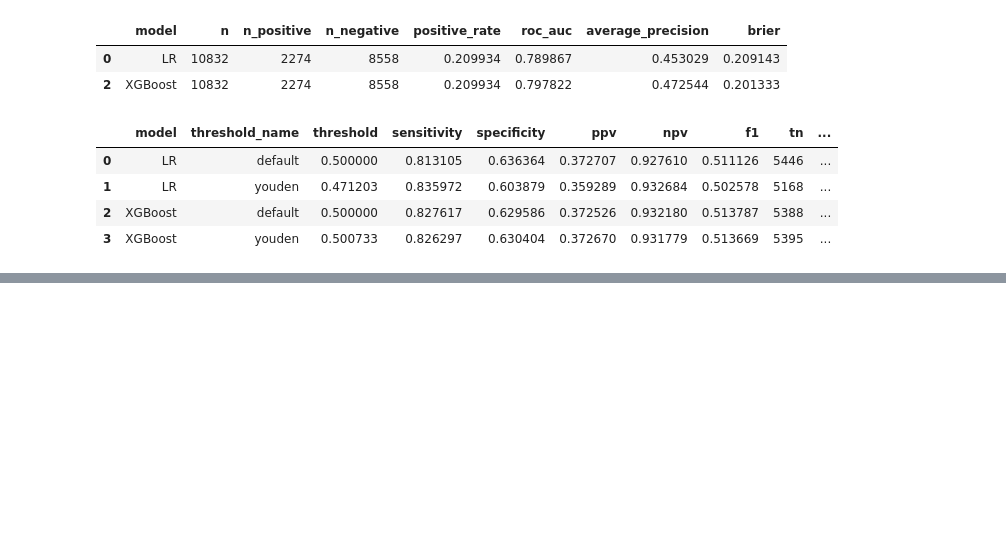
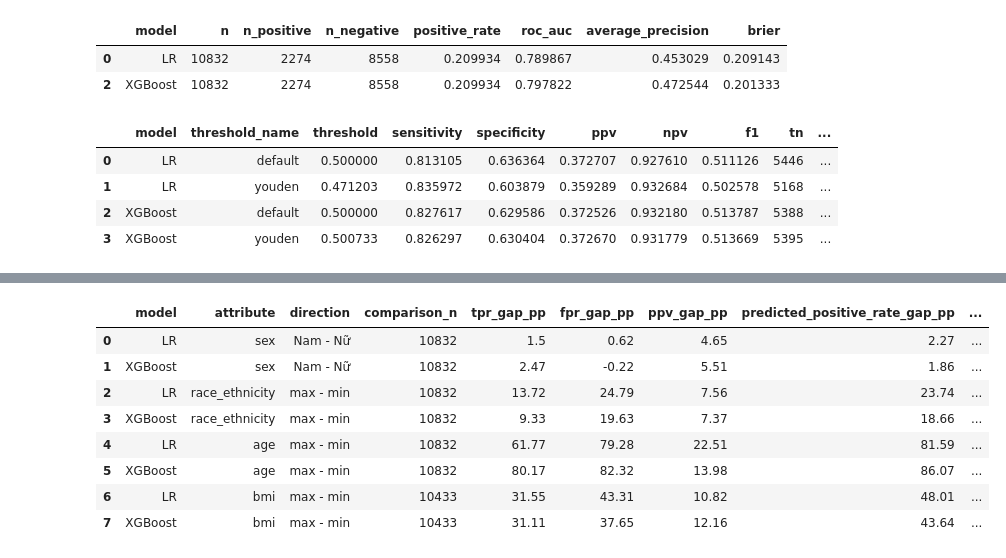
Before and after one commit to FeliksWatterson/diabetes-ml-fairness, a Jupyter notebook: diabetes-project/notebooks/08_reverse_validation.ipynb, the cells around one changed output, grey strips where cells are left out. Drawn from its saved outputs; the diff is of its cells as text; code cells hidden in the pictures; blank space fills up the shorter version.

```diff
--- a/diabetes-project/notebooks/08_reverse_validation.ipynb
+++ b/diabetes-project/notebooks/08_reverse_validation.ipynb
@@ -811,0 +1099,89 @@ display(threshold_metrics.round(6))
+# %%
+gap_parts = []
+for attribute, comparisons in comparison_groups.items():
+    selected = group_metrics.loc[group_metrics["attribute"].eq(attribute)]
+    # Hàm gap hiện có dùng tên year cho khóa tập đánh giá.
+    adapter = selected.rename(columns={"cohort": "year"})
+    if attribute == "sex":
+        gaps = utils.get_sex_metric_gaps(adapter.rename(columns={"group": "sex_group"}))
+        direction = "Nam - Nữ"
+    else:
+        gaps = utils.get_multigroup_metric_gaps(adapter, "group", comparisons)
+        direction = "max - min"
+    gaps = gaps.rename(columns={"year": "cohort"})
+    gaps["attribute"], gaps["direction"] = attribute, direction
+    gaps["comparison_groups"] = ", ".join(comparisons)
+    comparison_n = selected.loc[selected["group"].isin(comparisons)].groupby("model")["n"].sum()
+    gaps["comparison_n"] = gaps["model"].map(comparison_n)
+    for _, row in gaps.iterrows():
+        values = selected.loc[selected["model"].eq(row["model"])].set_index("group").loc[comparisons]
+        for metric in ["tpr", "fpr", "ppv", "predicted_positive_rate"]:
+            observed = values[metric].to_numpy(dtype=float)
+            if np.isfinite(observed).all():
+                expected = (observed[0] - observed[1] if attribute == "sex"
+                            else observed.max() - observed.min()) * 100
+            else:
+                expected = np.nan
+            np.testing.assert_allclose(row[f"{metric}_gap_pp"], expected, rtol=0, atol=1e-12, equal_nan=True)
+        components = np.array([row["tpr_gap_pp"], row["fpr_gap_pp"]], dtype=float)
+        expected_eo = np.abs(components).max() if np.isfinite(components).all() else np.nan
+        np.testing.assert_allclose(row["equalized_odds_gap_pp"], expected_eo,
+                                   rtol=0, atol=1e-12, equal_nan=True)
+    gap_parts.append(gaps)
+group_gaps = pd.concat(gap_parts, ignore_index=True)
+group_gaps.to_csv(fairness_dir / "group_gaps_pp.csv", index=False, na_rep="NA")
+for name, expected in [("group_metrics.csv", group_metrics),
+                       ("group_count_checks.csv", coverage_checks),
+                       ("group_gaps_pp.csv", group_gaps)]:
+    restored = pd.read_csv(fairness_dir / name, float_precision="round_trip")
+    pd.testing.assert_frame_equal(restored, expected.reset_index(drop=True), check_dtype=False,
+                                  check_exact=True)
+single_class = (group_metrics["n_positive"].eq(0) | group_metrics["n_negative"].eq(0))
+assert group_metrics.loc[single_class, ["roc_auc", "average_precision"]].isna().all().all()
+from PIL import Image
+assert len(list(figures_dir.glob("*.png"))) == 4
+for image_path in figure_paths:
+    with Image.open(image_path) as image:
+        assert image.format == "PNG" and all(abs(dpi - 300) < 0.1 for dpi in image.info["dpi"])
+hash_rows = []
+for filename, before in frozen_hashes.items():
+    after = hashlib.sha256(filename.read_bytes()).hexdigest()
+    assert after == before
+    hash_rows.append({"file": str(filename.relative_to(project_dir)),
+                      "sha256_before": before, "sha256_after": after, "unchanged": True})
+pd.DataFrame(hash_rows).to_csv(fairness_dir / "source_hashes.csv", index=False)
+for data in predictions.values():
+    pd.testing.assert_frame_equal(data[source_columns], source[source_columns], check_exact=True)
+manifest = {
+    "reverse_run_id": FAIRNESS_RUN_ID, "external": "NHANES 2015-2018", "n": 10832,
+    "source": "saved external predictions; original pre-imputation inputs",
+    "thresholds_youden_brfss": thresholds, "threshold_policy": "fixed per model, shared by all groups",
+    "group_order": group_order, "comparison_groups": comparison_groups,
+    "age_boundaries": [18, 40, 60], "bmi_boundaries": [0, 18.5, 25, 30],
+    "intervals": "left-closed, right-open; last age/BMI group unbounded",
+    "missing": "separate descriptive group; excluded from gaps",
+    "bmi_underweight": "descriptive only; excluded from primary BMI gaps",
+    "gap_unit": "percentage points", "sex_gap": "male - female", "multigroup_gap": "max - min",
+    "eo_gap": "max(abs(TPR gap), abs(FPR gap)); NA if either is undefined",
+    "survey_weighted": False, "confidence_intervals": False, "statistical_tests": False,
+    "source_sha256": {str(p.relative_to(project_dir)): digest for p, digest in frozen_hashes.items()},
+    "utils_sha256": hashlib.sha256((project_dir / "src/utils.py").read_bytes()).hexdigest(),
+}
+output_files = [p for p in fairness_dir.rglob("*") if p.is_file() and p.name != "manifest.json"]
+assert len(figure_paths) == 4 and not any(p.suffix.lower() == ".pdf" for p in output_files)
+manifest["output_sha256"] = {str(p.relative_to(project_dir)): hashlib.sha256(p.read_bytes()).hexdigest()
+                            for p in output_files}
+(fairness_dir / "manifest.json").write_text(json.dumps(manifest, ensure_ascii=False, indent=2), encoding="utf-8")
+display(group_gaps[["model", "attribute", "direction", "comparison_n", "tpr_gap_pp", "fpr_gap_pp",
+                    "ppv_gap_pp", "predicted_positive_rate_gap_pp", "equalized_odds_gap_pp"]]
+        .round(2).astype(object).fillna("NA"))
+# %% [output]
+|  | model | attribute | direction | comparison_n | tpr_gap_pp | fpr_gap_pp | ppv_gap_pp | predicted_positive_rate_gap_pp | ... |
+| 0 | LR | sex | Nam - Nữ | 10832 | 1.5 | 0.62 | 4.65 | 2.27 | ... |
+| 1 | XGBoost | sex | Nam - Nữ | 10832 | 2.47 | -0.22 | 5.51 | 1.86 | ... |
+| 2 | LR | race_ethnicity | max - min | 10832 | 13.72 | 24.79 | 7.56 | 23.74 | ... |
+| 3 | XGBoost | race_ethnicity | max - min | 10832 | 9.33 | 19.63 | 7.37 | 18.66 | ... |
+| 4 | LR | age | max - min | 10832 | 61.77 | 79.28 | 22.51 | 81.59 | ... |
+| 5 | XGBoost | age | max - min | 10832 | 80.17 | 82.32 | 13.98 | 86.07 | ... |
+| 6 | LR | bmi | max - min | 10433 | 31.55 | 43.31 | 10.82 | 48.01 | ... |
+| 7 | XGBoost | bmi | max - min | 10433 | 31.11 | 37.65 | 12.16 | 43.64 | ... |
```
Also changed, not shown: parts of 8 cells of this notebook, 9 other files.
